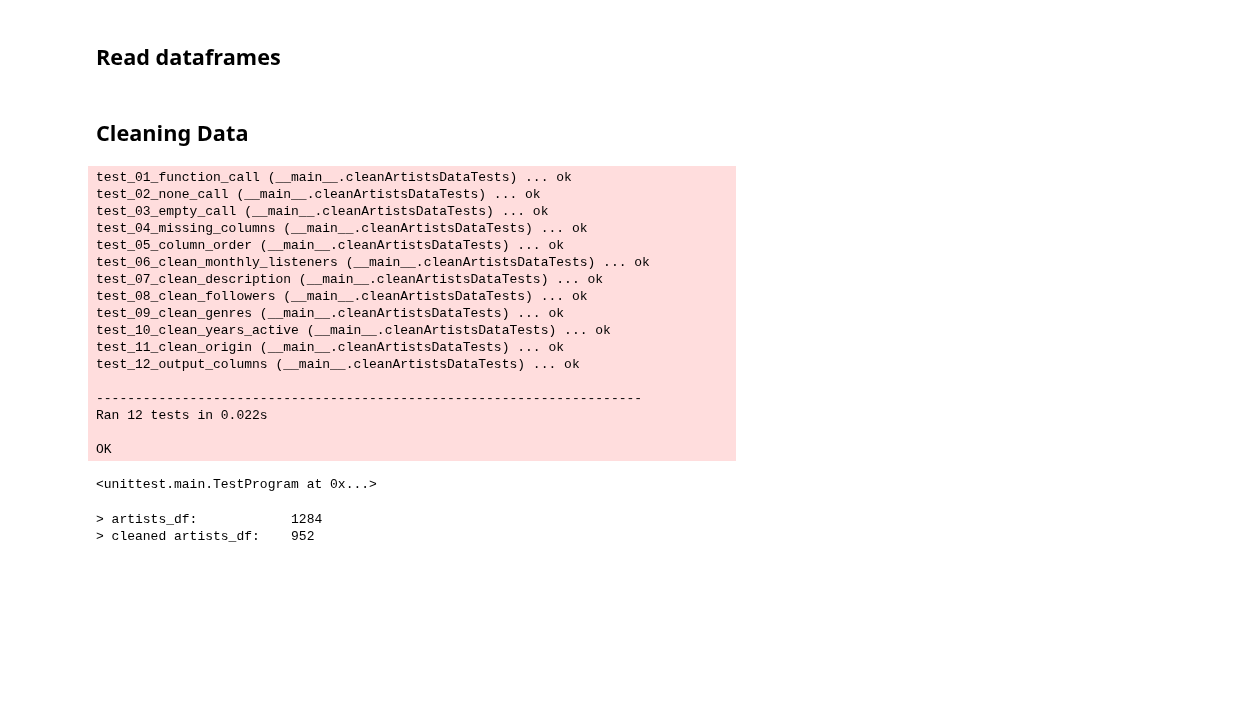
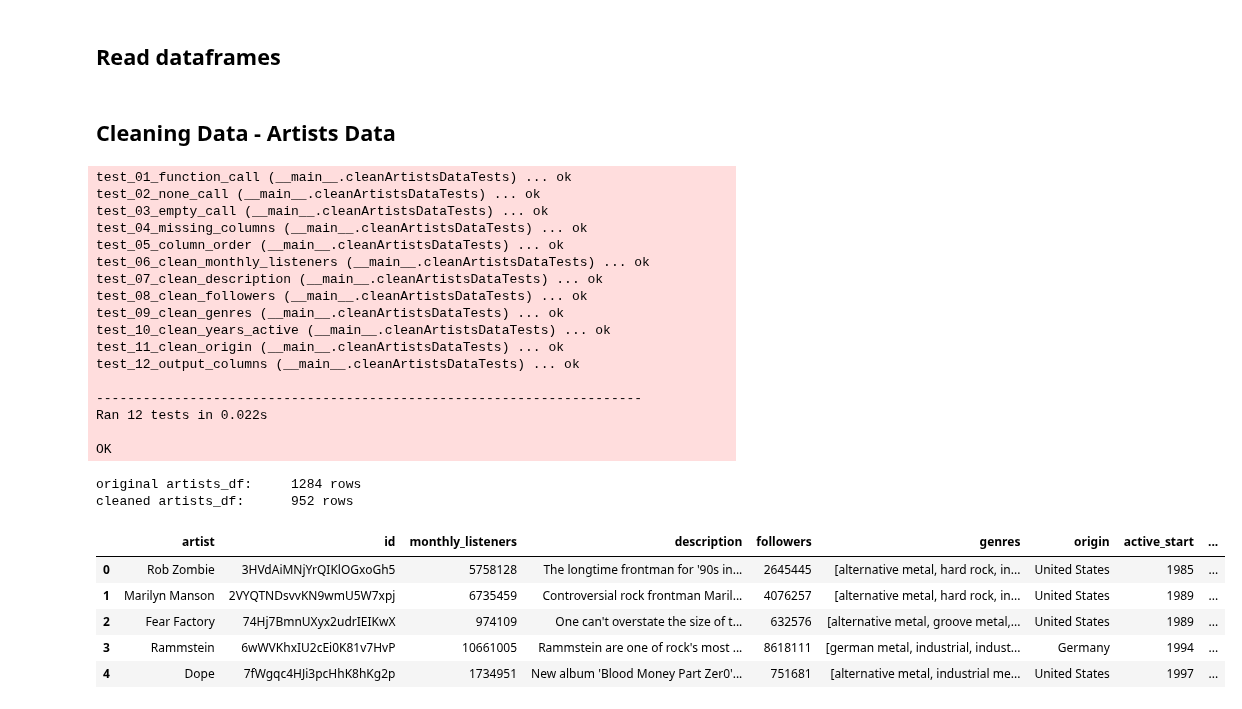
Before and after one commit to cjcdwburger/UOL_DSM020_CW2, a Jupyter notebook: CW2.ipynb, the cells around one changed output. Saved outputs shown, nothing was run; the diff lists cells and outputs as text; code cells hidden in the pictures; blank space fills up the shorter version.

```diff
--- a/CW2.ipynb
+++ b/CW2.ipynb
@@ -944,7 +944,7 @@ artists_df = pd.read_csv('intermediate_data/artists.csv', sep=';')
 spotify_df = pd.read_csv('intermediate_data/spotify.csv', sep=';')
 kaggle_df = pd.read_csv('intermediate_data/kaggle.csv', sep=';')
 # %% [markdown]
-## Cleaning Data
+## Cleaning Data - Artists Data
 # %%
 
 def clean_col_monthly_listeners(input_df):
@@ -1241,24 +1241,24 @@ class cleanArtistsDataTests(unittest.TestCase):
 
     def test_04_missing_columns(self):
         missing_cols_df = pd.DataFrame.from_dict(
-            mock_df.drop(columns=['artist'])
+            mock_artists_df.drop(columns=['artist'])
         )
         self.assertIsNone(clean_artists_dataframe(missing_cols_df))
 
     def test_05_column_order(self):
-        cols = list(mock_df)
+        cols = list(mock_artists_df)
         cols += [cols[0]]
         del cols[0]
-        wrong_order_df = pd.DataFrame.from_dict(mock_df[cols])
+        wrong_order_df = pd.DataFrame.from_dict(mock_artists_df[cols])
         self.assertIsNotNone(clean_artists_dataframe(wrong_order_df))
 
     def test_06_clean_monthly_listeners(self):
-        result = clean_artists_dataframe(mock_df, clean_listeners=True)['monthly_listeners']
+        result = clean_artists_dataframe(mock_artists_df, clean_listeners=True)['monthly_listeners']
         expected = pd.Series([5758128, 758128, 8128, 128, 123], name='monthly_listeners')
         pd.testing.assert_series_equal(result, expected, check_index=None)
 
     def test_07_clean_description(self):
-        result = clean_artists_dataframe(mock_df, clean_descriptions=True)['description']
+        result = clean_artists_dataframe(mock_artists_df, clean_descriptions=True)['description']
         expected = pd.Series([
             'Someone\'s. description\'s ...', '', '',
             'This description. Has some escape characters.',
@@ -1267,12 +1267,12 @@ class cleanArtistsDataTests(unittest.TestCase):
         pd.testing.assert_series_equal(result, expected, check_index=None)
 
     def test_08_clean_followers(self):
-        result = clean_artists_dataframe(mock_df, clean_followers=True)['followers']
+        result = clean_artists_dataframe(mock_artists_df, clean_followers=True)['followers']
         expected = pd.Series([123, 0, 2645445, 22], name='followers')
         pd.testing.assert_series_equal(result, expected, check_index=None)
 
     def test_09_clean_genres(self):
-        result = clean_artists_dataframe(mock_df, clean_genres=True)['genres']
+        result = clean_artists_dataframe(mock_artists_df, clean_genres=True)['genres']
         expected = pd.Series([
             ['pop', 'heavy-metal', 'metal'],['heavy-metal'],
             ['metalcore'],['finish death metal']
@@ -1280,7 +1280,7 @@ class cleanArtistsDataTests(unittest.TestCase):
         pd.testing.assert_series_equal(result, expected, check_index=None)
 
     def test_10_clean_years_active(self):
-        result = clean_artists_dataframe(mock_df, clean_years=True)[['active_start', 'active_end']]
+        result = clean_artists_dataframe(mock_artists_df, clean_years=True)[['active_start', 'active_end']]
         expected = pd.DataFrame.from_dict(
             {
                 'active_start':[2004, 2006, 2015, 1989, 2004, 1972, 1901],
@@ -1290,7 +1290,7 @@ class cleanArtistsDataTests(unittest.TestCase):
         np.testing.assert_array_equal(result.values, expected.values)
 
     def test_11_clean_origin(self):
-        result = clean_artists_dataframe(mock_df, clean_origin=True)['origin']
+        result = clean_artists_dataframe(mock_artists_df, clean_origin=True)['origin']
         expected = pd.Series([
             'United States', 'United States', 'Germany', 'United Kingdom', 'United States', 'Puerto Rico'
         ], name='origin')
@@ -1298,7 +1298,7 @@ class cleanArtistsDataTests(unittest.TestCase):
 
     def test_12_output_columns(self):
         result = list(clean_artists_dataframe(
-            mock_df,
+            mock_artists_df,
             clean_listeners=True,
             clean_descriptions=True,
             clean_followers=True,
@@ -1313,6 +1313,7 @@ class cleanArtistsDataTests(unittest.TestCase):
         self.assertListEqual(result, expected)
 
 unittest.main(argv=[''], exit=False,verbosity=2)
+del cleanArtistsDataTests
 # %% [output]
 test_01_function_call (__main__.cleanArtistsDataTests) ... ok
 test_02_none_call (__main__.cleanArtistsDataTests) ... ok
@@ -1331,19 +1332,28 @@ test_12_output_columns (__main__.cleanArtistsDataTests) ... ok
 Ran 12 tests in 0.022s
 
 OK
-<unittest.main.TestProgram at 0x...>
 # %%
 
-print('> artists_df:\t\t', len(artists_df))
-print('> cleaned artists_df:\t', len(clean_artists_dataframe(
+artists_cleaned_df = clean_artists_dataframe(
     artists_df,
     clean_listeners=True,
     clean_descriptions=True,
     clean_followers=True,
     clean_genres=True,
     clean_years=True,
     clean_origin=True
-)))
+)
+
+print('original artists_df:\t', len(artists_df), 'rows')
+print('cleaned artists_df:\t', len(artists_cleaned_df), 'rows')
+
+artists_cleaned_df.head()
 # %% [output]
-> artists_df:            1284
-> cleaned artists_df:    952
+original artists_df:     1284 rows
+cleaned artists_df:      952 rows
+|  | artist | id | monthly_listeners | description | followers | genres | origin | active_start | ... |
+| 0 | Rob Zombie | 3HVdAiMNjYrQIKlOGxoGh5 | 5758128 | The longtime frontman for '90s in... | 2645445 | [alternative metal, hard rock, in... | United States | 1985 | ... |
+| 1 | Marilyn Manson | 2VYQTNDsvvKN9wmU5W7xpj | 6735459 | Controversial rock frontman Maril... | 4076257 | [alternative metal, hard rock, in... | United States | 1989 | ... |
+| 2 | Fear Factory | 74Hj7BmnUXyx2udrIEIKwX | 974109 | One can't overstate the size of t... | 632576 | [alternative metal, groove metal,... | United States | 1989 | ... |
+| 3 | Rammstein | 6wWVKhxIU2cEi0K81v7HvP | 10661005 | Rammstein are one of rock's most ... | 8618111 | [german metal, industrial, indust... | Germany | 1994 | ... |
+| 4 | Dope | 7fWgqc4HJi3pcHhK8hKg2p | 1734951 | New album 'Blood Money Part Zer0'... | 751681 | [alternative metal, industrial me... | United States | 1997 | ... |
```
Also changed, not shown: parts of 10 cells of this notebook.
